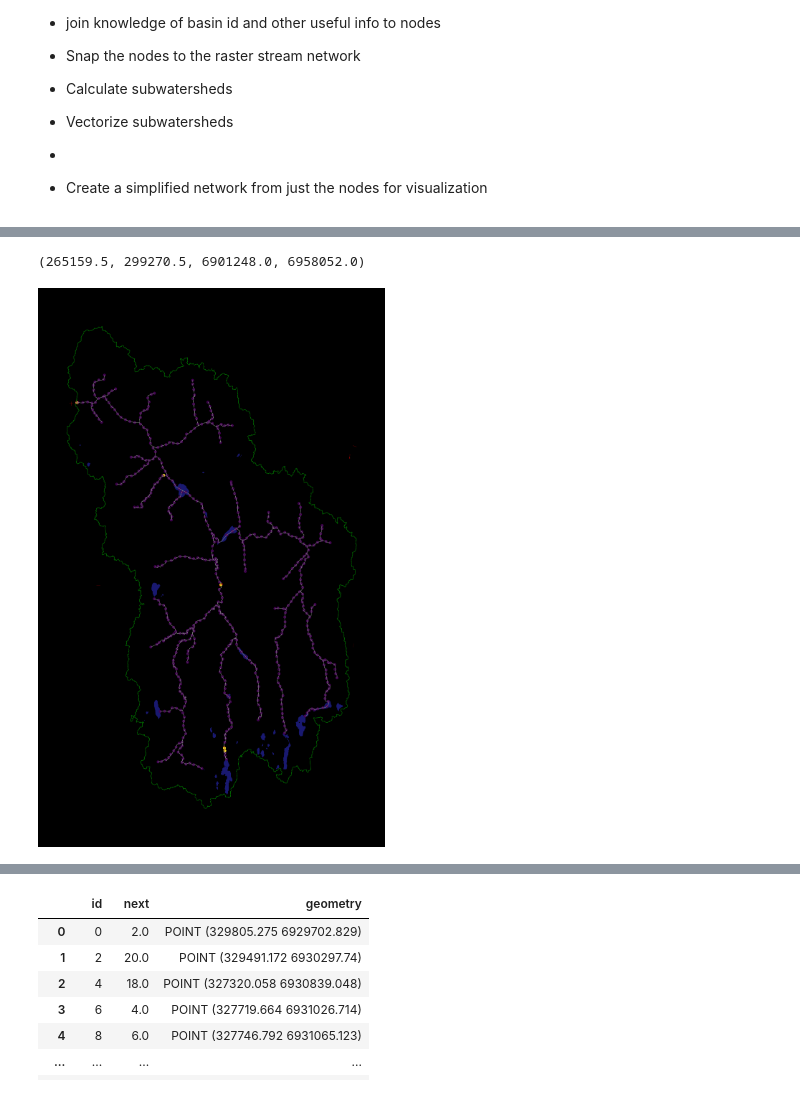
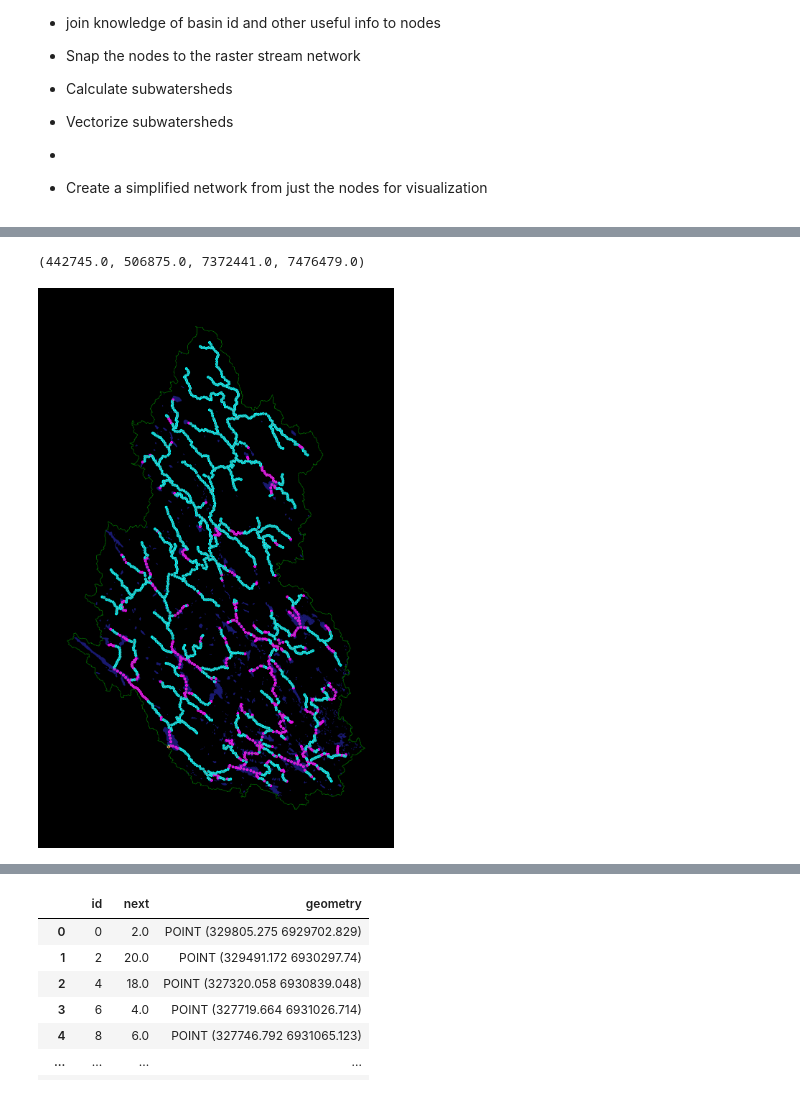
Before and after one commit to iiroseppa/CAMELS-FI, a Jupyter notebook: network_analysis/stream_processing_v2.ipynb, the cells around one changed output, grey strips where cells are left out. Drawn from its saved outputs; the diff is of its cells as text; code cells hidden in the pictures.

```diff
--- a/network_analysis/stream_processing_v2.ipynb
+++ b/network_analysis/stream_processing_v2.ipynb
@@ -190,15 +201,15 @@ def subdivide_lines(lines, max_seg_length):
     subdivided_branches = subdivided_branches.reset_index(drop=True)
     return subdivided_branches
 # %%
-test_selection = 123
+test_selection = 85
 
-tolerance = 0.1
+
 
 pbar = tqdm(watersheds.iterrows(), total=len(watersheds))
 
 for i, watershed in pbar:
-    #if i < test_selection:
-        #continue
+    if i < test_selection:
+        continue
     # Changing to GeoDataFrame
     watershed = geopd.GeoDataFrame(
                     dict(zip(list(watershed.index), list(watershed.values))),
@@ -334,13 +345,15 @@ for i, watershed in pbar:
     # Next node type is changed to int, there shouldn't be nan's at this point
     nodes['next'] = nodes['next'].astype(int)
 
-    # counting the in-connectedness to differentiate intersections from other types
 
 
     nodes = merge_short_segments(nodes, max_seg_length)
 
+    # counting the in-connectedness to differentiate intersections from other types
+    nodes = in_connectedness(nodes)
 
-    nodes = in_connectedness(nodes)
+    nodes['lake'] = nodes.intersects(lakes.geometry.union_all())
+
     """
     –––––
     Tests
@@ -360,7 +373,7 @@ for i, watershed in pbar:
         print(f"{place_id}: difference of lenght of {length_difference}m for nodes and network")
 
 
-    #network.to_file(dst_path, layer=f"network_{place_id}", driver="GPKG")
+    nodes.to_file(dst_path, layer=f"nodes_{place_id}", driver="GPKG")
 
-    #if i == test_selection:
-        #break
+    if i == test_selection:
+        break
@@ -433,23 +380,23 @@ nodes[nodes['dam']]
 # %%
 ax = watershed.boundary.plot(color='darkgreen', linewidth=0.2)
 ax = lakes.plot(ax=ax, color='midnightblue')
 #ax = boundary.plot(ax=ax, color='white', linewidth=0.1)
 #ax = network.plot("tyyppi", cmap="cool", ax=ax, linewidth=0.2)
 ax = network.plot(color='grey', ax=ax, linewidth=0.2)
 #ax = test.plot(ax=ax, markersize=0.2, color='aqua')
 #ax = orig_nodes.plot(ax=ax, markersize=0.2, color='aqua')
-ax = nodes.plot('dam', ax=ax, markersize=0.2, cmap="viridis")
+ax = nodes.plot('lake', ax=ax, markersize=0.2, cmap="cool")
 #ax = test.plot('dam', ax=ax, markersize=0.2, cmap="viridis")
-#ax = too_short.plot(ax=ax, markersize=0.2, color='lime')
+#ax = sources.plot(ax=ax, markersize=0.2, color='lime')
 #ax= orig_pour.plot(color='coral', ax=ax, markersize=0.3)
 ax = pour.plot(color='coral', ax=ax, markersize=0.3)
 #ax = suspects.plot(color='pink', ax=ax, markersize=0.6)
 #ax = network_dam_is_points.plot(ax=ax)
-ax = dams.plot(ax=ax, color='red', linewidth=2)
+#ax = dams.plot(ax=ax, color='red', linewidth=2)
 #ax.set_xlim([network.total_bounds[0] -1000, network.total_bounds[2]-20000])
 #ax.set_ylim([dams.total_bounds[1], dams.total_bounds[3]-23000])
 plt.axis('off')
 # %% [output]
-(265159.5, 299270.5, 6901248.0, 6958052.0)
+(442745.0, 506875.0, 7372441.0, 7476479.0)
-[figure, old version]
+[figure, new version]
 # %%
```
Also changed, not shown: parts of 5 cells of this notebook, 1 other file.
